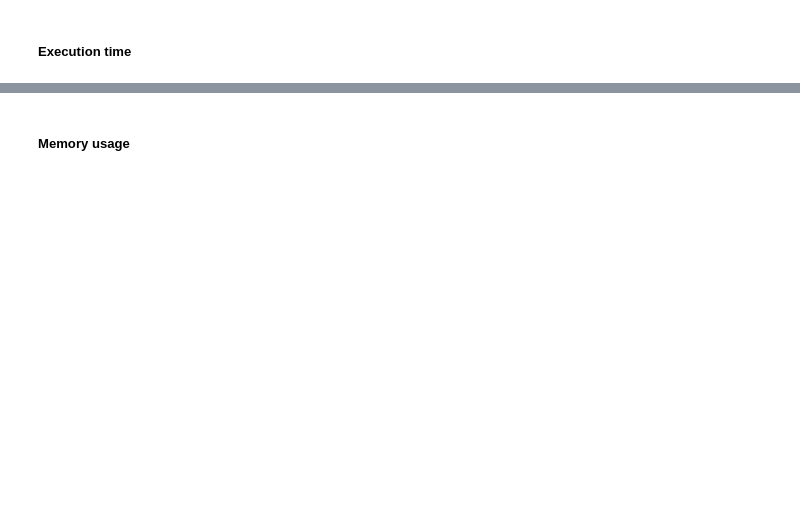
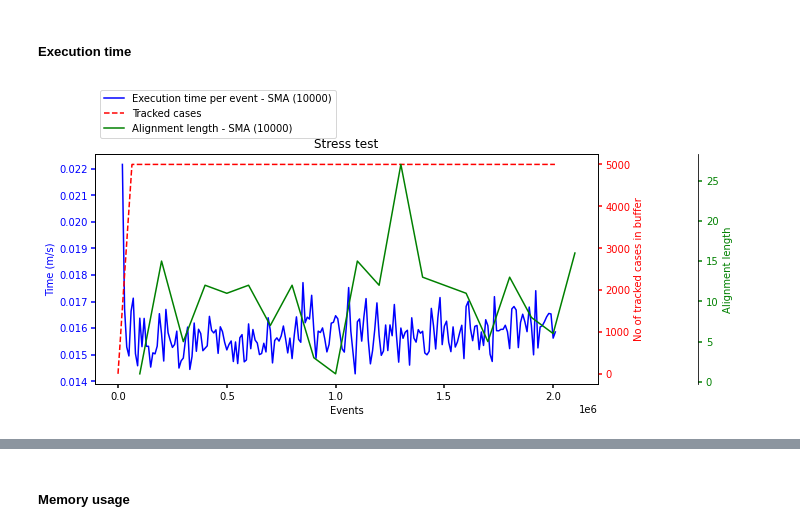
Before and after one commit to MaxTNielsen/ConformanceCheckingUsingTries, a Jupyter notebook: Jupyter/analysis.ipynb, the cells around one changed output, grey strips where cells are left out. Saved outputs shown, nothing was run; the diff lists cells and outputs as text; code cells hidden in the pictures; blank space fills up the shorter version.

```diff
--- a/Jupyter/analysis.ipynb
+++ b/Jupyter/analysis.ipynb
@@ -779,33 +882,35 @@ n = 10000
 p1, = ax.plot([x + n - 1 for x in range(0, stress_test_time.shape[0], n)], stress_test_time.ExecutionTime.rolling(10000).mean().iloc[0:-1:10000], 'b-', label="Execution time per event - SMA (10000)")
 
 p2, = ax1.plot(stress_test_time['Total cases'], 'r--', label="Tracked cases")
 
 n = 100000
 p3, = ax2.plot([x + n - 1 for x in range(0, stress_test_time.shape[0], n)], stress_test_time['Alignment length'].iloc[0:-1:100000], 'g', label="Alignment length - SMA (10000)")
 
 ax.set_xlabel('Events')
 ax.set_ylabel('Time (m/s)')
 
 ax1.set_ylabel('No of tracked cases in buffer')
 ax2.set_ylabel("Alignment length")
 
 ax.yaxis.label.set_color(p1.get_color())
 ax1.yaxis.label.set_color(p2.get_color())
 ax2.yaxis.label.set_color(p3.get_color())
 
 tkw = dict(size=4, width=1.5)
 
 ax.tick_params(axis='y', colors=p1.get_color(), **tkw)
 ax1.tick_params(axis='y', colors=p2.get_color(), **tkw)
 ax2.tick_params(axis='y', colors=p3.get_color(), **tkw)
 ax.tick_params(axis='x', **tkw)
 
-ax.legend(handles=[p1, p2, p3], bbox_to_anchor=(0, 1.2, 1, 0), loc=2)
+ax.legend(handles=[p1, p2, p3], bbox_to_anchor=(0, 1.3, 1, 0), loc=2)
 ax2.spines.right.set_position(("axes", 1.2))
 
 fig.tight_layout()
 plt.title("Stress test")
 plt.savefig("images/cases 5000 - execution time, tracked cases, alignment length.pdf")
 plt.show()
+# %% [output]
+[figure, added]
 # %%
 avg_quesize = stress_test_time.groupby('Alignment length').agg({'Total states':np.mean, 'ExecutionTime':np.mean})
```
Also changed, not shown: parts of 52 cells of this notebook, 5 other files.
